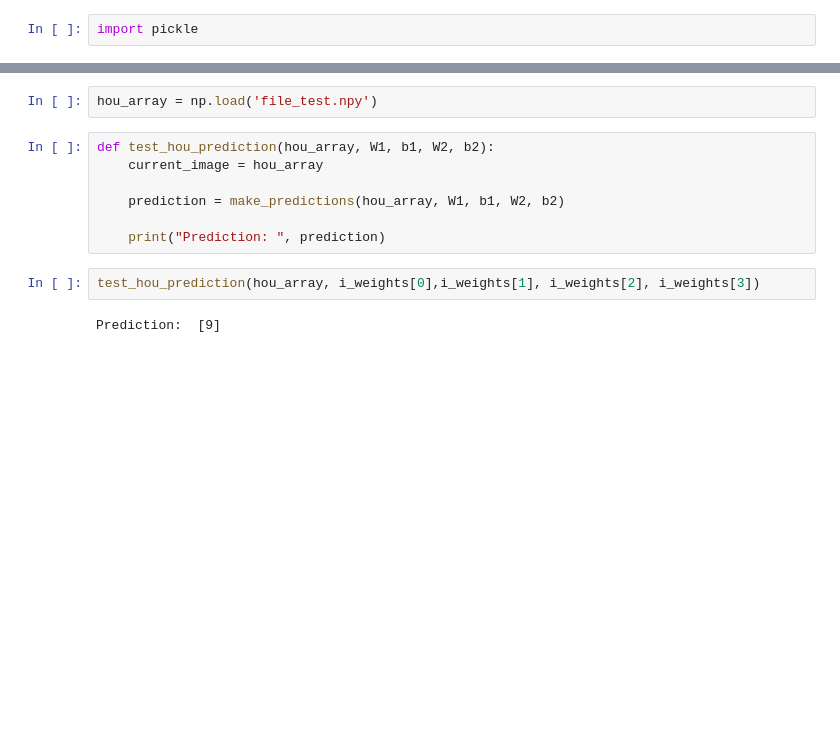
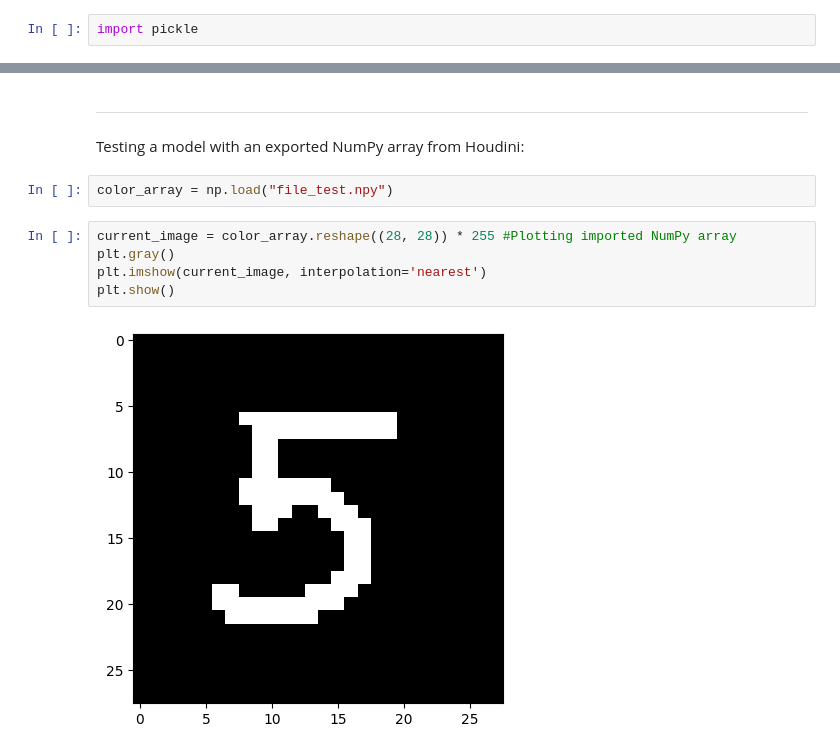
Before and after one commit to Kmaev/ml_ai_first_sprint, a Jupyter notebook: nn_training.ipynb, the cells around one changed output, grey strips where cells are left out. Drawn from its saved outputs; the diff is of its cells as text; blank space fills up the shorter version.

```diff
--- a/nn_training.ipynb
+++ b/nn_training.ipynb
@@ -117,13 +98,12 @@ Label:  5
-# %%
-hou_array = np.load('file_test.npy')
-# %%
-def test_hou_prediction(hou_array, W1, b1, W2, b2):
-    current_image = hou_array
-
-    prediction = make_predictions(hou_array, W1, b1, W2, b2)
-
-    print("Prediction: ", prediction)
-# %%
-test_hou_prediction(hou_array, i_weights[0],i_weights[1], i_weights[2], i_weights[3])
-# %% [output]
-Prediction:  [9]
+# %% [markdown]
+__________________________________________________________
+Testing a model with an exported NumPy array from Houdini:
+# %%
+color_array = np.load("file_test.npy")
+# %%
+current_image = color_array.reshape((28, 28)) * 255 #Plotting imported NumPy array
+plt.gray()
+plt.imshow(current_image, interpolation='nearest')
+plt.show()
+# %% [output]
+[figure, added]
```
Also changed, not shown: parts of 16 cells of this notebook, 5 other files.
